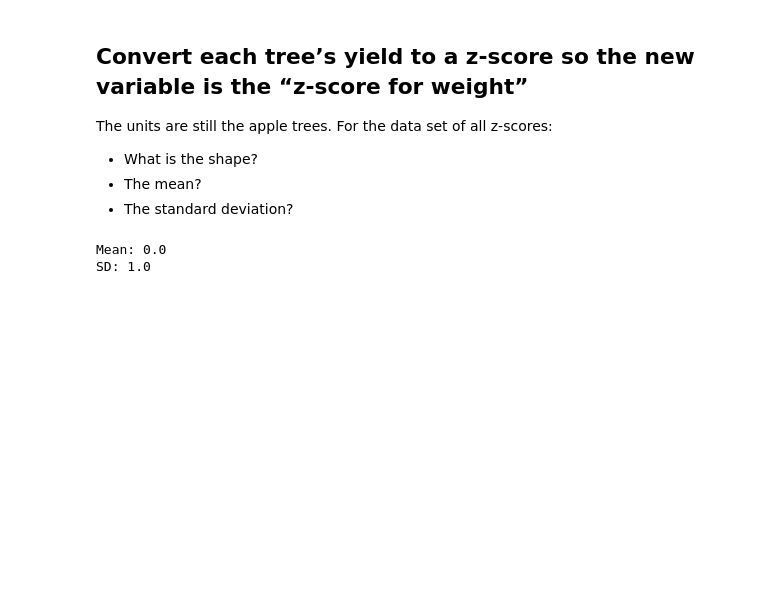
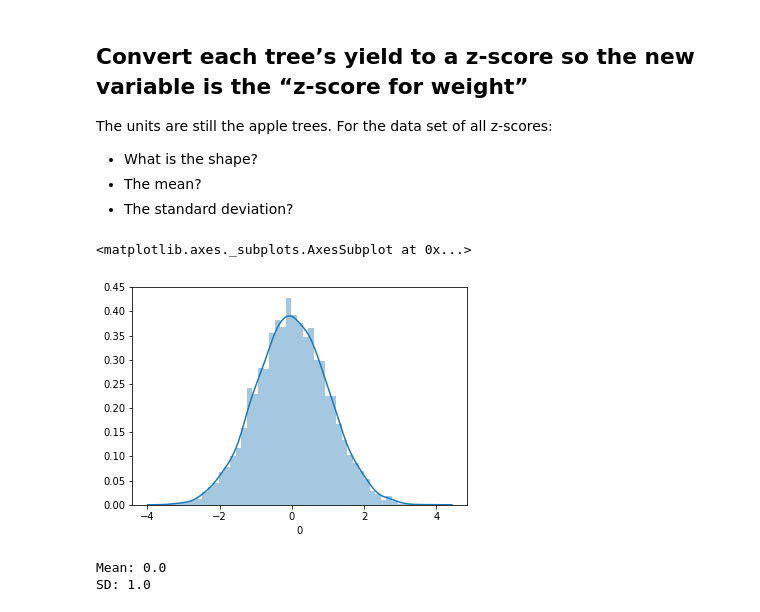
Before and after one commit to npschafer/dsc-standard-normal-distribution-lab-houston-ds-042219, a Jupyter notebook: index.ipynb, the cells around one changed output. Drawn from its saved outputs; the diff is of its cells as text; code cells hidden in the pictures; blank space fills up the shorter version.

```diff
--- a/index.ipynb
+++ b/index.ipynb
@@ -94,7 +94,10 @@ The units are still the apple trees. For the data set of all z-scores:
 * The mean?
 * The standard deviation?
 # %%
-sns.distplot(df.iloc[:,0]-mean_apples/std_apples)
+sns.distplot((df.iloc[:,0]-mean_apples)/std_apples)
+# %% [output]
+<matplotlib.axes._subplots.AxesSubplot at 0x...>
+[figure, added]
 # %%
 # Give your solution here
 # %% [output]
```
